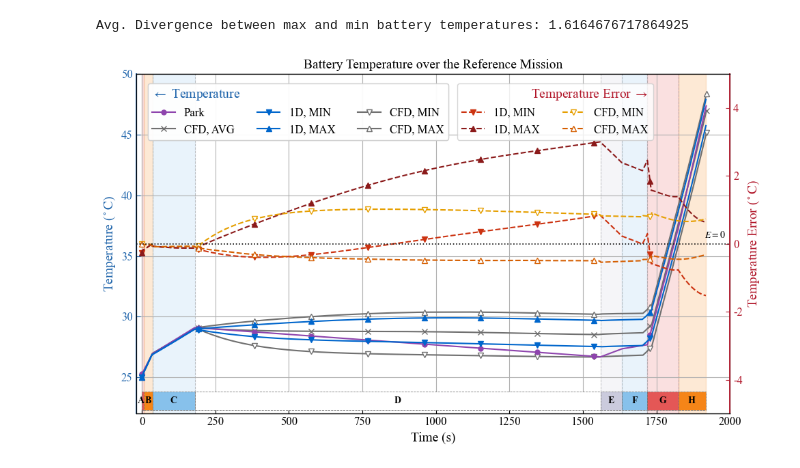
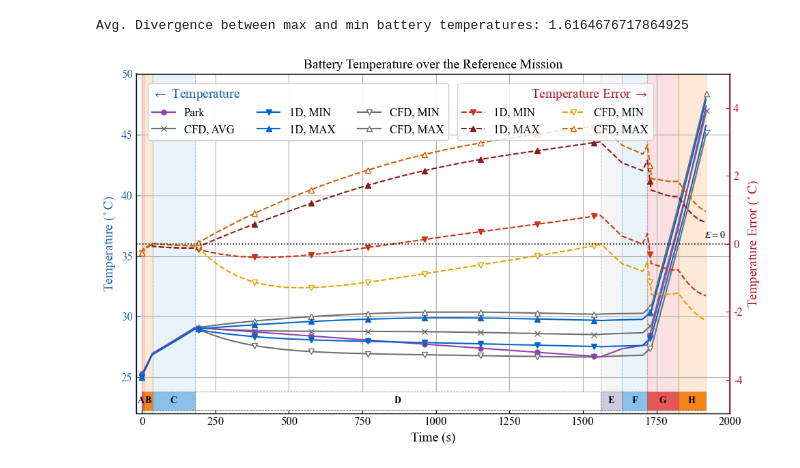
Before and after one commit to sxwd4ever/eBATS, a Jupyter notebook: cases/C0016/C0016R00_PARK25_AC_THERM_1D_VAL.ipynb, the cells around one changed output. Drawn from its saved outputs; the diff is of its cells as text; code cells hidden in the pictures.

Commit message:
fix the error in calculating the temperature errors in case C0016

```diff
--- a/cases/C0016/C0016R00_PARK25_AC_THERM_1D_VAL.ipynb
+++ b/cases/C0016/C0016R00_PARK25_AC_THERM_1D_VAL.ipynb
@@ -465,8 +465,8 @@ interp_func_cfd_max = interp1d(flow_time_cfd, temperature_cfd_data['max'][1] - 2
 T_cfd_min_smooth = interp_func_cfd_min(t_smooth)  # create a smooth curve for the minimum CFD temperature data
 T_cfd_max_smooth = interp_func_cfd_max(t_smooth)  # create a smooth curve for the maximum CFD temperature data
 
-dT_bat_air_1D_cfd_min = T_bat_air_1D_min - T_cfd_min_smooth  # calculate the difference between the 1D simulation and CFD minimum temperature data
-dT_bat_air_1D_cfd_max = T_bat_air_1D_max - T_cfd_max_smooth  # calculate the difference between the 1D simulation and
+dT_bat_air_cfd_park_min = T_cfd_min_smooth - T_park_smooth  # calculate the difference between the 1D simulation and CFD minimum temperature data
+dT_bat_air_cfd_park_max = T_cfd_max_smooth - T_park_smooth  # calculate the difference between the 1D simulation and CFD maximum temperature data
 
 T_cool_air_1D = np.array([T_air_history[i][1] for i in range(num_time_steps)]) # coolant temperature at the second segment (example) across time steps for analysis
 T_cool_air_1D_out = np.array([T_air_history[i][-1] for i in range(num_time_steps)]) # coolant temperature at the last segment (outlet) across time steps for analysis
@@ -705,14 +705,14 @@ ax2.plot(
 line_style = right_style['CFD_MIN']
 ax2.plot(
     t_smooth[:-1],
-    dT_bat_air_1D_cfd_min[:-1],
+    dT_bat_air_cfd_park_min[:-1],
     **line_style,
     markevery=marker_spacing,)  # plot the temperature difference for the minimum CFD battery temperature
 
 line_style = right_style['CFD_MAX']
 ax2.plot(
     t_smooth[:-1],
-    dT_bat_air_1D_cfd_max[:-1],
+    dT_bat_air_cfd_park_max[:-1],
     **line_style,
     markevery=marker_spacing,)  # plot the temperature difference for the maximum CFD battery temperature
 
@@ -772,31 +772,31 @@ leg2 = ax2.legend(
     # labelcolor=right_color,
     loc="upper right",
     bbox_to_anchor=(0.88, 0.99),
     ncol=2,
     fontsize=font_size,
     alignment='right'
 )
 leg2.set_title(r"Temperature Error $\rightarrow$", prop={"size": font_size+2})
 leg2.get_title().set_color(right_color)
 
 ax1.add_artist(leg1)
 
 ax1.grid()
 
 plt.tight_layout()
 
 # save the plot as a vector graphic (SVG) and a high-resolution PNG for publication purposes
 plot_file_name = os.path.join(PROJECT_ROOT, 'out', CASE_ID, f'{CASE_NAME}.pdf')
 
 if(not os.path.exists(os.path.dirname(plot_file_name))):
     os.makedirs(os.path.dirname(plot_file_name))
 
 plt.savefig(
     plot_file_name,
     dpi=600,
     bbox_inches='tight'
 )
 
 plt.show()
 # %% [output]
-[figure, old version]
+[figure, new version]
```
